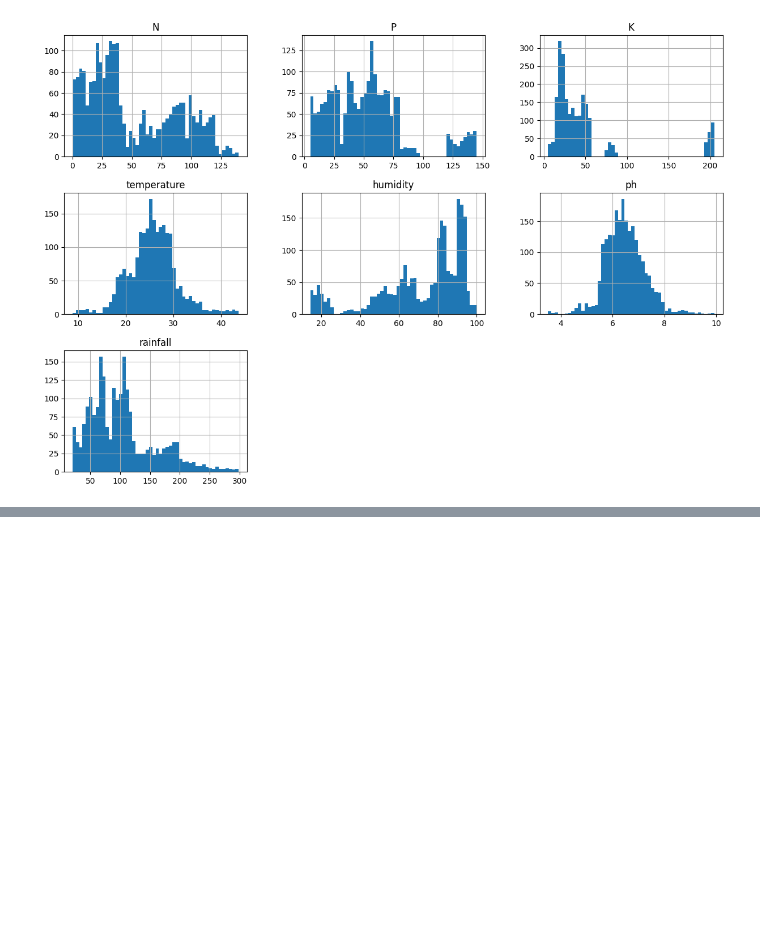
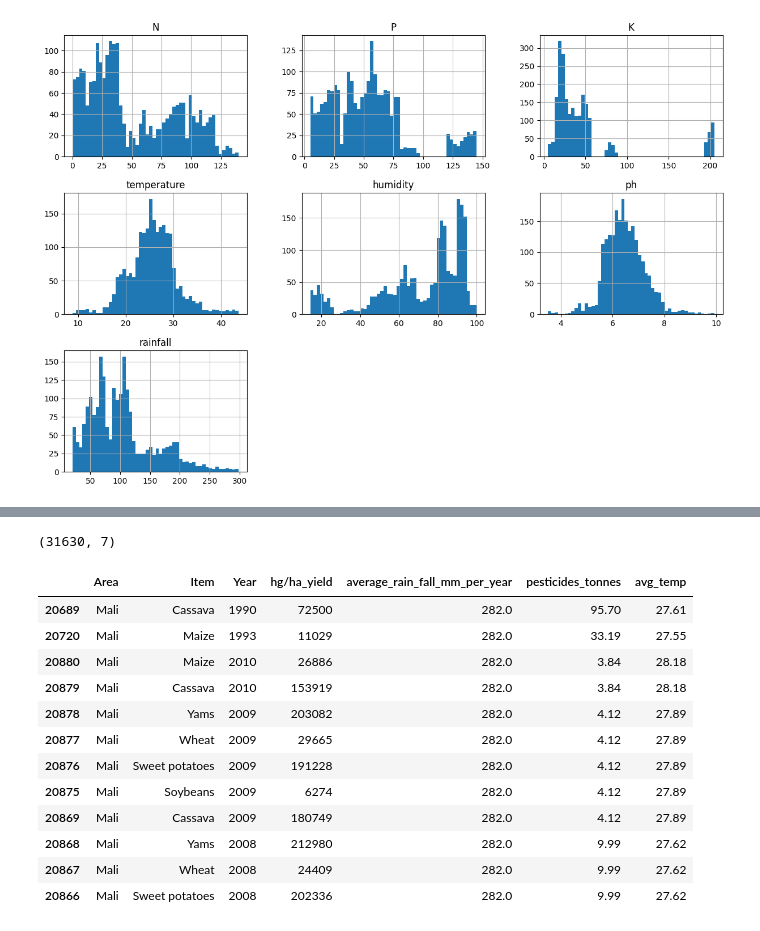
Before and after one commit to abimputraa04/kuliahml, a Jupyter notebook: Untitled2.ipynb, the cells around one changed output, grey strips where cells are left out. Cells and saved outputs as stored; diff of their text form; code cells hidden in the pictures; blank space fills up the shorter version.

```diff
--- a/Untitled2.ipynb
+++ b/Untitled2.ipynb
@@ -114,0 +300,20 @@ sns.pairplot(numerical_df)
+# %%
+Yield_final_data.shape
+# %% [output]
+(31630, 7)
+# %%
+Yield_final_data.loc[Yield_final_data['Area'].str.len().sort_values().index].head(12)
+# %% [output]
+|  | Area | Item | Year | hg/ha_yield | average_rain_fall_mm_per_year | pesticides_tonnes | avg_temp |
+| 20689 | Mali | Cassava | 1990 | 72500 | 282.0 | 95.70 | 27.61 |
+| 20720 | Mali | Maize | 1993 | 11029 | 282.0 | 33.19 | 27.55 |
+| 20880 | Mali | Maize | 2010 | 26886 | 282.0 | 3.84 | 28.18 |
+| 20879 | Mali | Cassava | 2010 | 153919 | 282.0 | 3.84 | 28.18 |
+| 20878 | Mali | Yams | 2009 | 203082 | 282.0 | 4.12 | 27.89 |
+| 20877 | Mali | Wheat | 2009 | 29665 | 282.0 | 4.12 | 27.89 |
+| 20876 | Mali | Sweet potatoes | 2009 | 191228 | 282.0 | 4.12 | 27.89 |
+| 20875 | Mali | Soybeans | 2009 | 6274 | 282.0 | 4.12 | 27.89 |
+| 20869 | Mali | Cassava | 2009 | 180749 | 282.0 | 4.12 | 27.89 |
+| 20868 | Mali | Yams | 2008 | 212980 | 282.0 | 9.99 | 27.62 |
+| 20867 | Mali | Wheat | 2008 | 24409 | 282.0 | 9.99 | 27.62 |
+| 20866 | Mali | Sweet potatoes | 2008 | 202336 | 282.0 | 9.99 | 27.62 |
```
Also changed, not shown: parts of 39 cells of this notebook.
